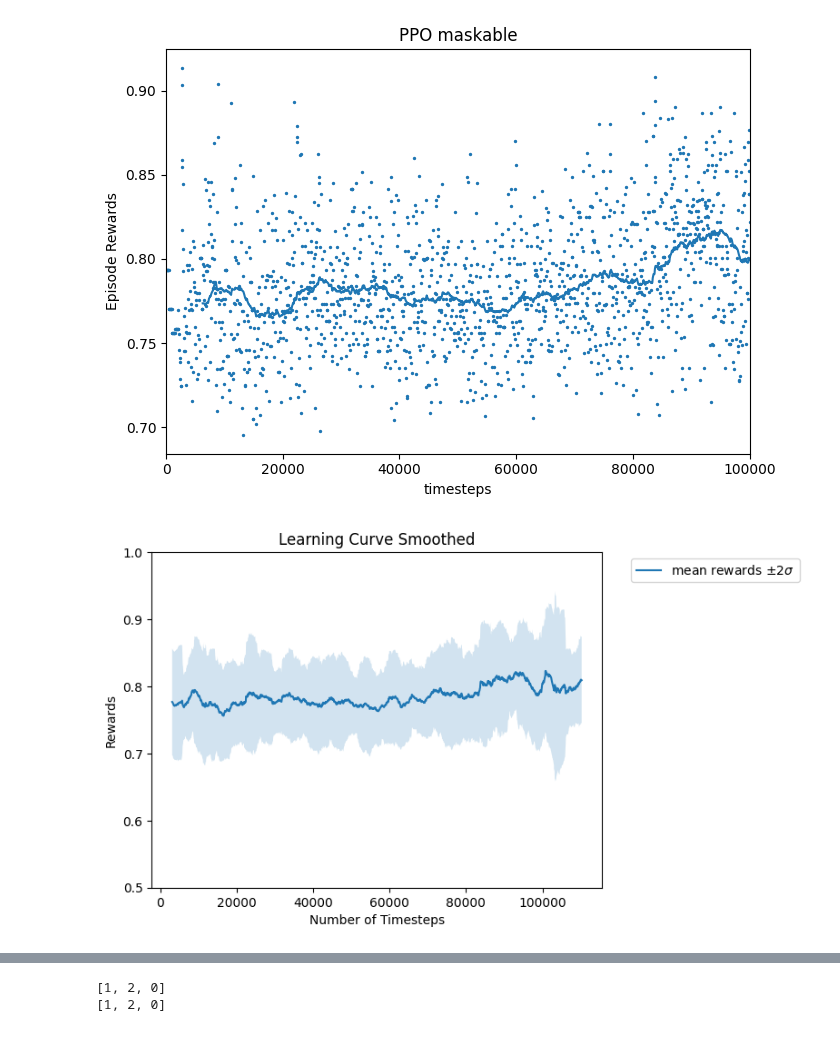
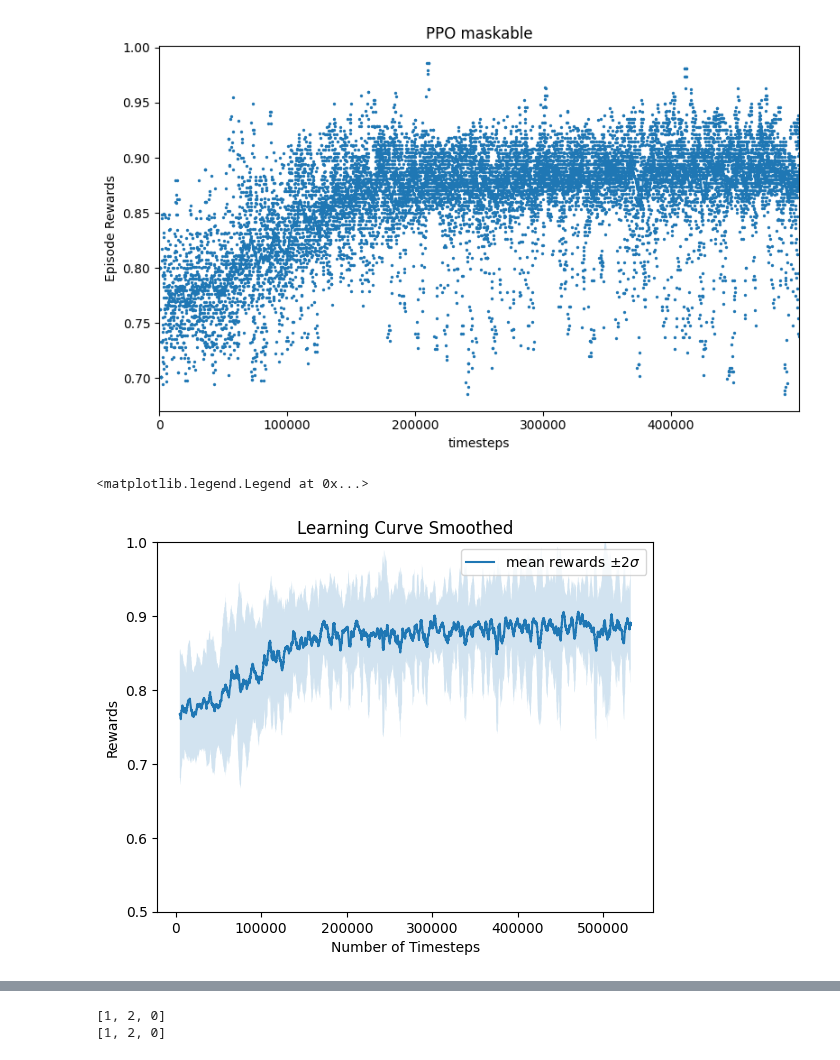
Before and after one commit to Farid-Najar/TransportersDilemma, a Jupyter notebook: RL/results.ipynb, the cells around one changed output, grey strips where cells are left out. Saved outputs shown, nothing was run; the diff lists cells and outputs as text; code cells hidden in the pictures.

```diff
--- a/RL/results.ipynb
+++ b/RL/results.ipynb
@@ -49,16 +50,19 @@ def plot_results(log_folder,
     return x
     # plt.show()
 # %%
-log_dir = f'ppo_mask/rewardMode(normalized_terminal)_obsMode(elimination_gain)_steps(100000)'
+# log_dir = f'ppo_mask/rewardMode(normalized_terminal)_obsMode(elimination_gain)_steps(100000)'
+log_dir = f'ppo_mask/rewardMode(normalized_terminal)_obsMode(routes)_steps(500000)/'
 # log_dir = f'./'
 # Helper from the library
 results_plotter.plot_results(
-    [log_dir], 1e5, results_plotter.X_TIMESTEPS, "PPO maskable", (7, 5)
+    [log_dir], 5e5, results_plotter.X_TIMESTEPS, "PPO maskable", (8, 5)
 )
 # %% [output]
-[figure, old version]
+[figure, new version]
 # %%
 _ = plot_results(log_dir)
+plt.legend()
 # %% [output]
+<matplotlib.legend.Legend at 0x...>
-[figure, old version]
+[figure, new version]
 # %%
```
Also changed, not shown: parts of 5 cells of this notebook, 23 other files.
